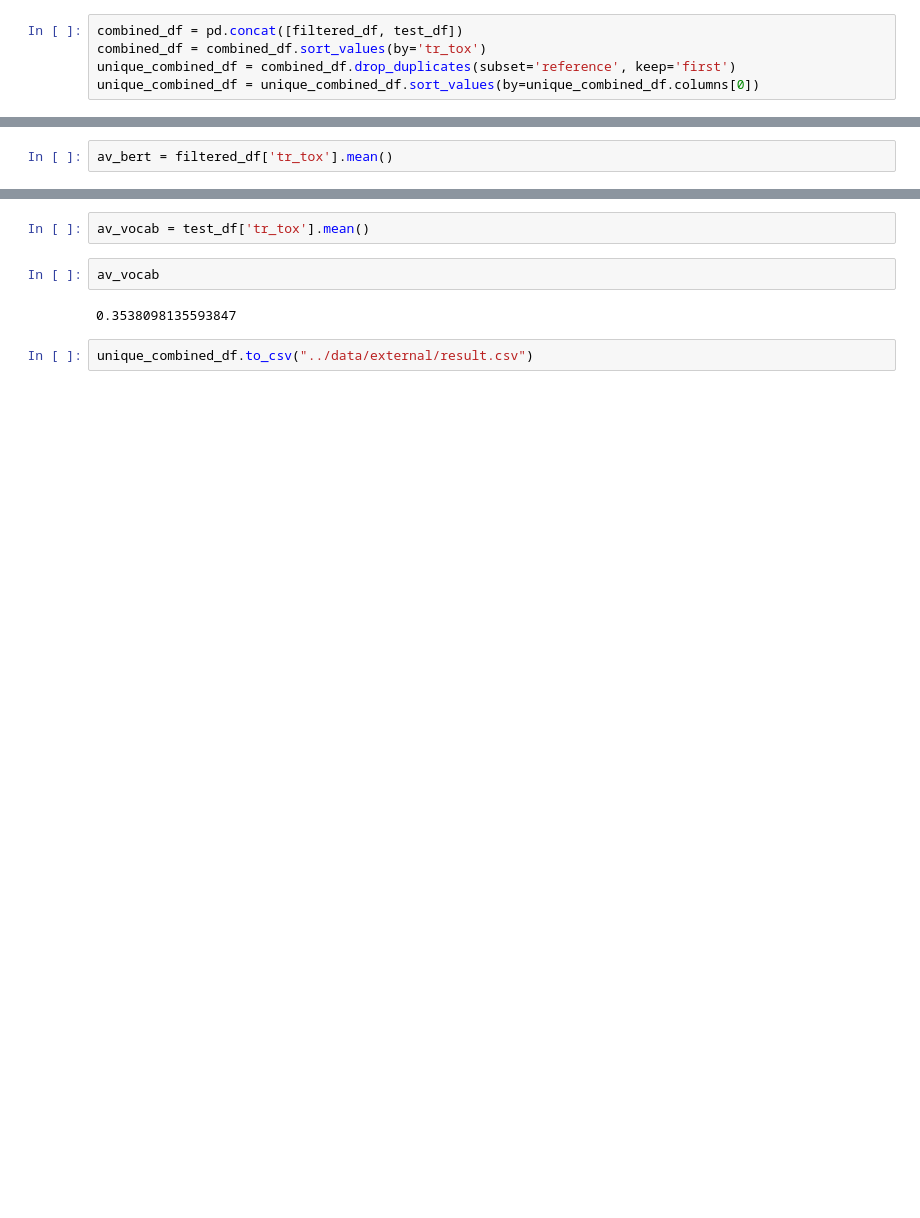
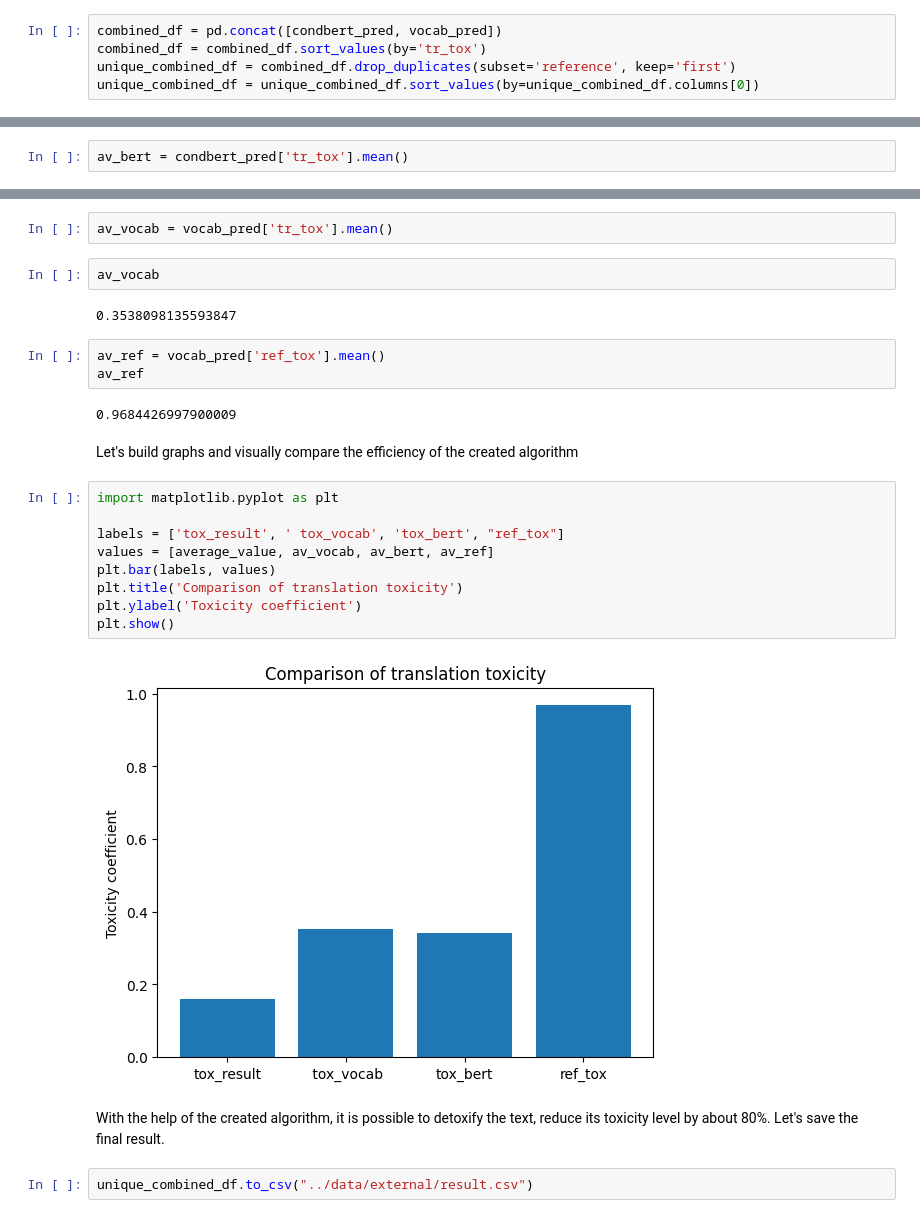
Before and after one commit to polinaLesak/text-detoxification, a Jupyter notebook: notebooks/5_final_result.ipynb, the cells around one changed output, grey strips where cells are left out. Cells and saved outputs as stored; diff of their text form; blank space fills up the shorter version.

```diff
--- a/notebooks/5_final_result.ipynb
+++ b/notebooks/5_final_result.ipynb
@@ -5,5 +11,5 @@ test_df = pd.read_csv("../data/interm/predictVOCAB.csv", index_col=None)
 # %%
-combined_df = pd.concat([filtered_df, test_df])
+combined_df = pd.concat([condbert_pred, vocab_pred])
 combined_df = combined_df.sort_values(by='tr_tox')
 unique_combined_df = combined_df.drop_duplicates(subset='reference', keep='first')
 unique_combined_df = unique_combined_df.sort_values(by=unique_combined_df.columns[0])
@@ -37,16 +47,36 @@ average_value
 # %% [output]
 0.1611286334046707
 # %%
-av_bert = filtered_df['tr_tox'].mean()
+av_bert = condbert_pred['tr_tox'].mean()
 # %%
 av_bert
 # %% [output]
 0.34245436556839703
 # %%
-av_vocab = test_df['tr_tox'].mean()
+av_vocab = vocab_pred['tr_tox'].mean()
 # %%
 av_vocab
 # %% [output]
 0.3538098135593847
+# %%
+av_ref = vocab_pred['ref_tox'].mean()
+av_ref
+# %% [output]
+0.9684426997900009
+# %% [markdown]
+Let's build graphs and visually compare the efficiency of the created algorithm
+# %%
+import matplotlib.pyplot as plt
+
+labels = ['tox_result', ' tox_vocab', 'tox_bert', "ref_tox"]
+values = [average_value, av_vocab, av_bert, av_ref]
+plt.bar(labels, values)
+plt.title('Сomparison of translation toxicity')
+plt.ylabel('Toxicity coefficient')
+plt.show()
+# %% [output]
+[figure, added]
+# %% [markdown]
+With the help of the created algorithm, it is possible to detoxify the text, reduce its toxicity level by about 80%. Let's save the final result.
 # %%
 unique_combined_df.to_csv("../data/external/result.csv")
```
Also changed, not shown: parts of 6 cells of this notebook, 1 other file.
